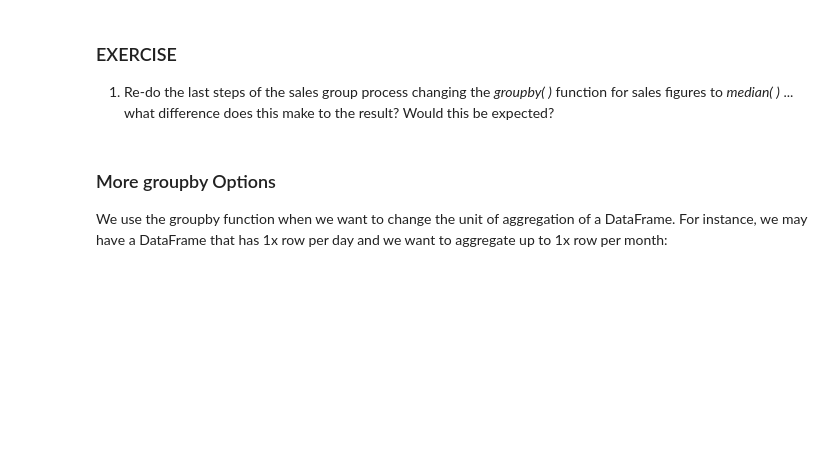
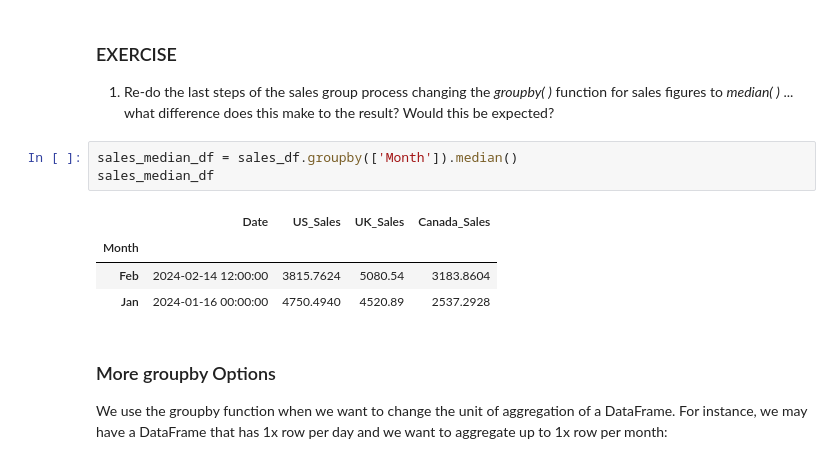
Before and after one commit to yang-yu101/yang-yu101-DataScience-GenAI-Submissions, a Jupyter notebook: Copy_of_2_04_Transforms_and_Concatenation.ipynb, the cells around one changed output. Drawn from its saved outputs; the diff is of its cells as text; blank space fills up the shorter version.

```diff
--- a/Copy_of_2_04_Transforms_and_Concatenation.ipynb
+++ b/Copy_of_2_04_Transforms_and_Concatenation.ipynb
@@ -99,6 +208,14 @@ As can be seen we now have aggregated/average sales for each day of each month f
 # %% [markdown]
 ### EXERCISE
 1) Re-do the last steps of the sales group process changing the _groupby( )_ function for sales figures to _median( )_ ... what difference does this make to the result? Would this be expected?
+# %%
+sales_median_df = sales_df.groupby(['Month']).median()
+sales_median_df
+# %% [output]
+|  | Date | US_Sales | UK_Sales | Canada_Sales |
+| Month |  |  |  |  |
+| Feb | 2024-02-14 12:00:00 | 3815.7624 | 5080.54 | 3183.8604 |
+| Jan | 2024-01-16 00:00:00 | 4750.4940 | 4520.89 | 2537.2928 |
 # %% [markdown]
 ### More groupby Options
 We use the groupby function when we want to change the unit of aggregation of a DataFrame. For instance, we may have a DataFrame that has 1x row per day and we want to aggregate up to 1x row per month:
```
Also changed, not shown: parts of 20 cells of this notebook.
